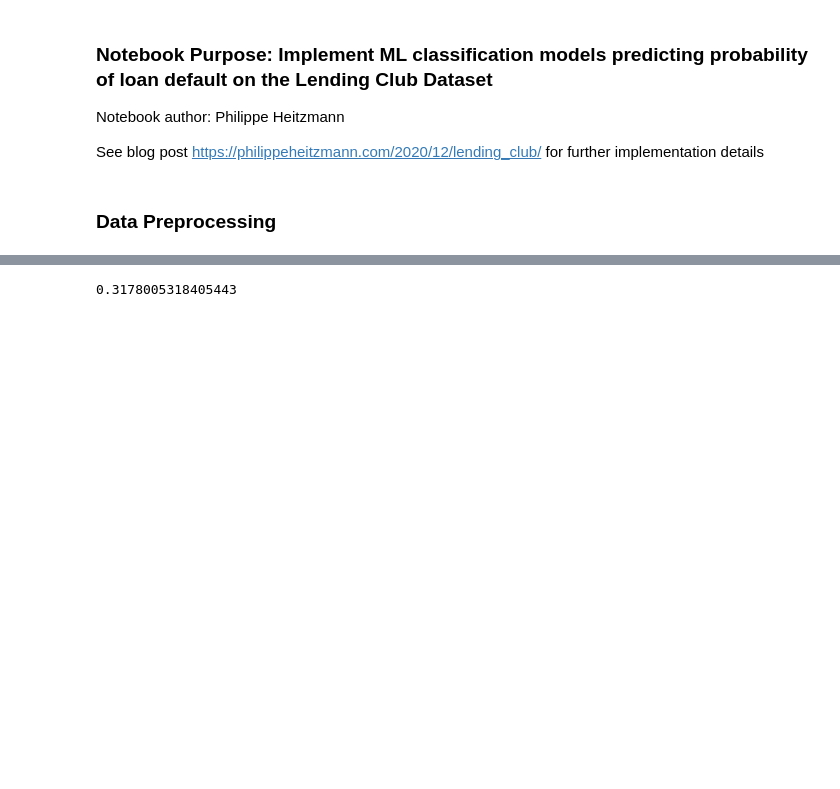
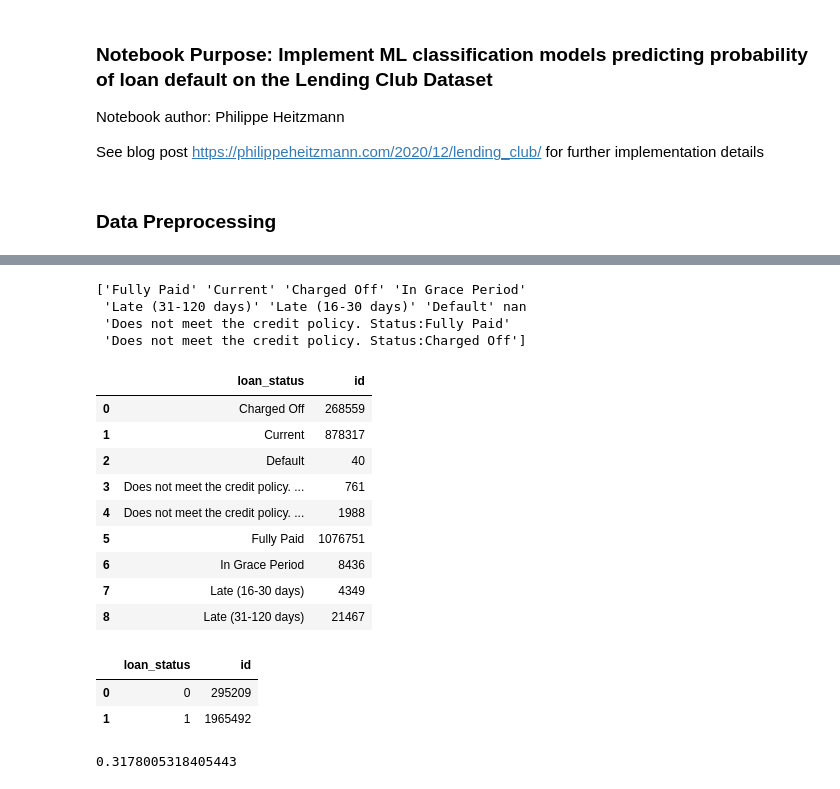
Before and after one commit to philippe-heitzmann/LendingClub_ML_App, a Jupyter notebook: LendingClub_Exploratory_Data_Analysis_And_Preprocessing5.ipynb, the cells around one changed output, grey strips where cells are left out. Cells and saved outputs as stored; diff of their text form; code cells hidden in the pictures; blank space fills up the shorter version.

```diff
--- a/LendingClub_Exploratory_Data_Analysis_And_Preprocessing5.ipynb
+++ b/LendingClub_Exploratory_Data_Analysis_And_Preprocessing5.ipynb
@@ -55,3 +54,31 @@ accepted_df.head()
+# %%
+print(accepted_df['loan_status'].unique())
+# %% [output]
+['Fully Paid' 'Current' 'Charged Off' 'In Grace Period'
+ 'Late (31-120 days)' 'Late (16-30 days)' 'Default' nan
+ 'Does not meet the credit policy. Status:Fully Paid'
+ 'Does not meet the credit policy. Status:Charged Off']
+# %%
+accepted_df.groupby('loan_status')['id'].count().reset_index()
+# %% [output]
+|  | loan_status | id |
+| 0 | Charged Off | 268559 |
+| 1 | Current | 878317 |
+| 2 | Default | 40 |
+| 3 | Does not meet the credit policy. ... | 761 |
+| 4 | Does not meet the credit policy. ... | 1988 |
+| 5 | Fully Paid | 1076751 |
+| 6 | In Grace Period | 8436 |
+| 7 | Late (16-30 days) | 4349 |
+| 8 | Late (31-120 days) | 21467 |
+# %%
+#creating our dependent variable
+accepted_df['loan_status'] = accepted_df['loan_status'].isin(['Fully Paid','Current','In Grace Period','Does not meet the credit policy. Status:Fully Paid']).astype('int64')
+accepted_df.groupby('loan_status')['id'].count().reset_index()
+# %% [output]
+|  | loan_status | id |
+| 0 | 0 | 295209 |
+| 1 | 1 | 1965492 |
 # %%
 #total number of missing cells
 accepted_df.isna().sum().sum()/(accepted_df.shape[0] * accepted_df.shape[1])
```
Also changed, not shown: parts of 12 cells of this notebook.
